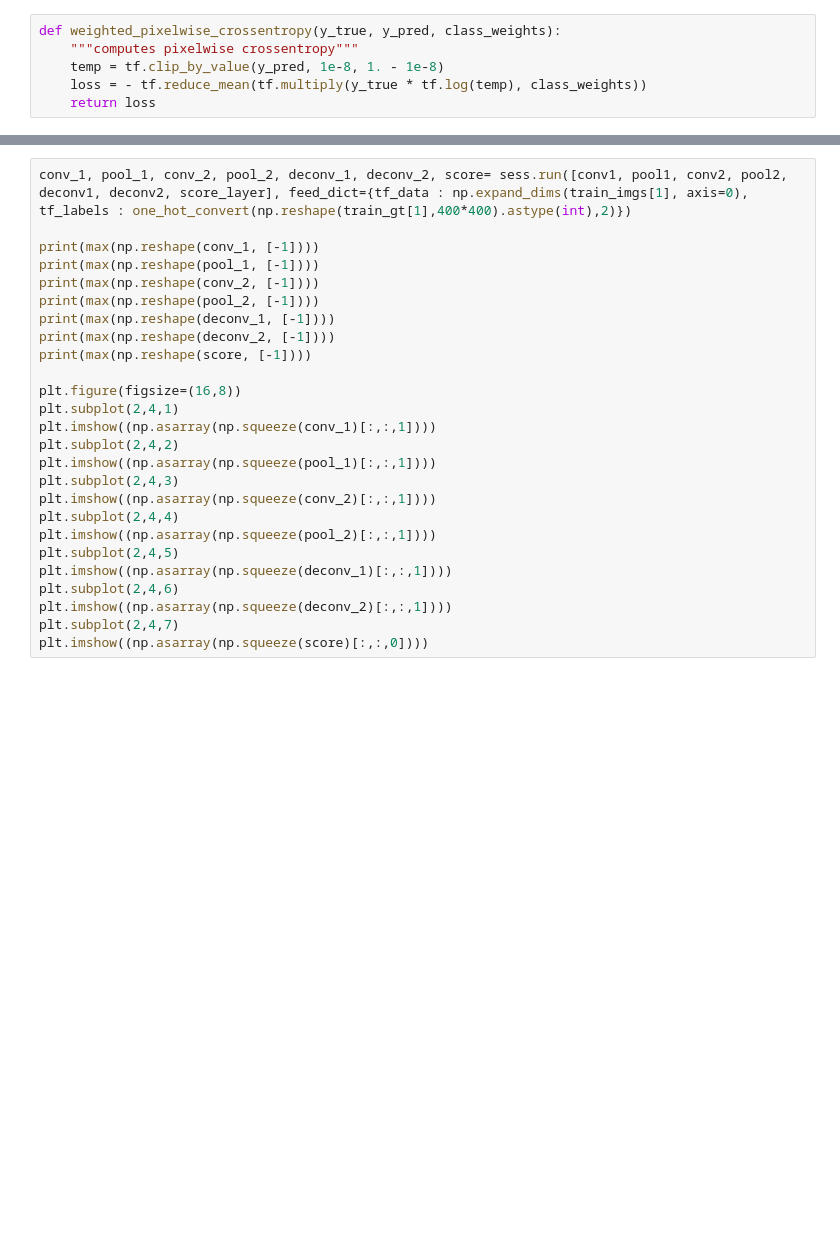
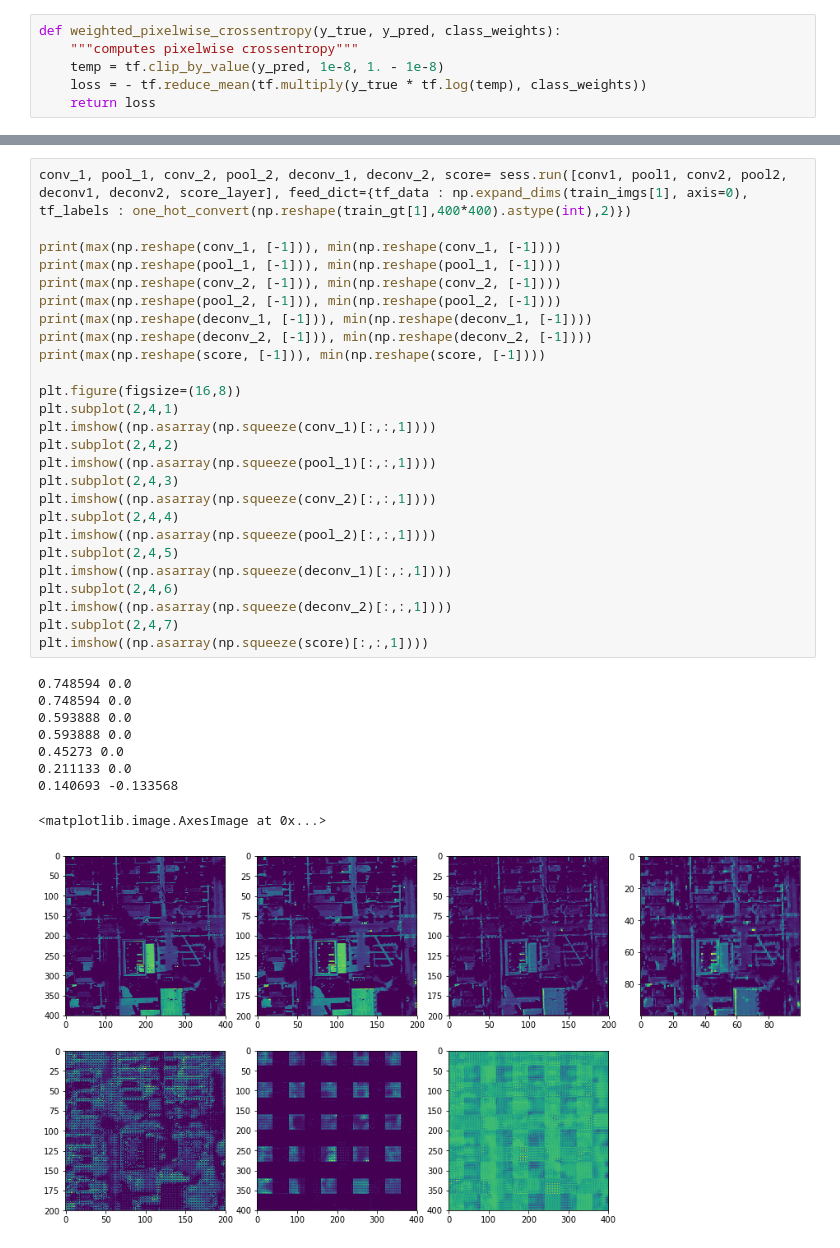
Before and after one commit to MLElec/ML_course, a Jupyter notebook: projects/project2/project_road_segmentation/FCN_from_scratch.ipynb, the cells around one changed output, grey strips where cells are left out. Drawn from its saved outputs; the diff is of its cells as text; blank space fills up the shorter version.

```diff
--- a/projects/project2/project_road_segmentation/FCN_from_scratch.ipynb
+++ b/projects/project2/project_road_segmentation/FCN_from_scratch.ipynb
@@ -268,26 +380,36 @@ plt.imshow(test[3,:])
 # %%
 conv_1, pool_1, conv_2, pool_2, deconv_1, deconv_2, score= sess.run([conv1, pool1, conv2, pool2, deconv1, deconv2, score_layer], feed_dict={tf_data : np.expand_dims(train_imgs[1], axis=0), tf_labels : one_hot_convert(np.reshape(train_gt[1],400*400).astype(int),2)})
 
-print(max(np.reshape(conv_1, [-1])))
-print(max(np.reshape(pool_1, [-1])))
-print(max(np.reshape(conv_2, [-1])))
-print(max(np.reshape(pool_2, [-1])))
-print(max(np.reshape(deconv_1, [-1])))
-print(max(np.reshape(deconv_2, [-1])))
-print(max(np.reshape(score, [-1])))
+print(max(np.reshape(conv_1, [-1])), min(np.reshape(conv_1, [-1])))
+print(max(np.reshape(pool_1, [-1])), min(np.reshape(pool_1, [-1])))
+print(max(np.reshape(conv_2, [-1])), min(np.reshape(conv_2, [-1])))
+print(max(np.reshape(pool_2, [-1])), min(np.reshape(pool_2, [-1])))
+print(max(np.reshape(deconv_1, [-1])), min(np.reshape(deconv_1, [-1])))
+print(max(np.reshape(deconv_2, [-1])), min(np.reshape(deconv_2, [-1])))
+print(max(np.reshape(score, [-1])), min(np.reshape(score, [-1])))
 
 plt.figure(figsize=(16,8))
 plt.subplot(2,4,1)
 plt.imshow((np.asarray(np.squeeze(conv_1)[:,:,1])))
 plt.subplot(2,4,2)
 plt.imshow((np.asarray(np.squeeze(pool_1)[:,:,1])))
 plt.subplot(2,4,3)
 plt.imshow((np.asarray(np.squeeze(conv_2)[:,:,1])))
 plt.subplot(2,4,4)
 plt.imshow((np.asarray(np.squeeze(pool_2)[:,:,1])))
 plt.subplot(2,4,5)
 plt.imshow((np.asarray(np.squeeze(deconv_1)[:,:,1])))
 plt.subplot(2,4,6)
 plt.imshow((np.asarray(np.squeeze(deconv_2)[:,:,1])))
 plt.subplot(2,4,7)
-plt.imshow((np.asarray(np.squeeze(score)[:,:,0])))
+plt.imshow((np.asarray(np.squeeze(score)[:,:,1])))
+# %% [output]
+0.748594 0.0
+0.748594 0.0
+0.593888 0.0
+0.593888 0.0
+0.45273 0.0
+0.211133 0.0
+0.140693 -0.133568
+<matplotlib.image.AxesImage at 0x...>
+[figure, added]
```
Also changed, not shown: parts of 7 cells of this notebook.
